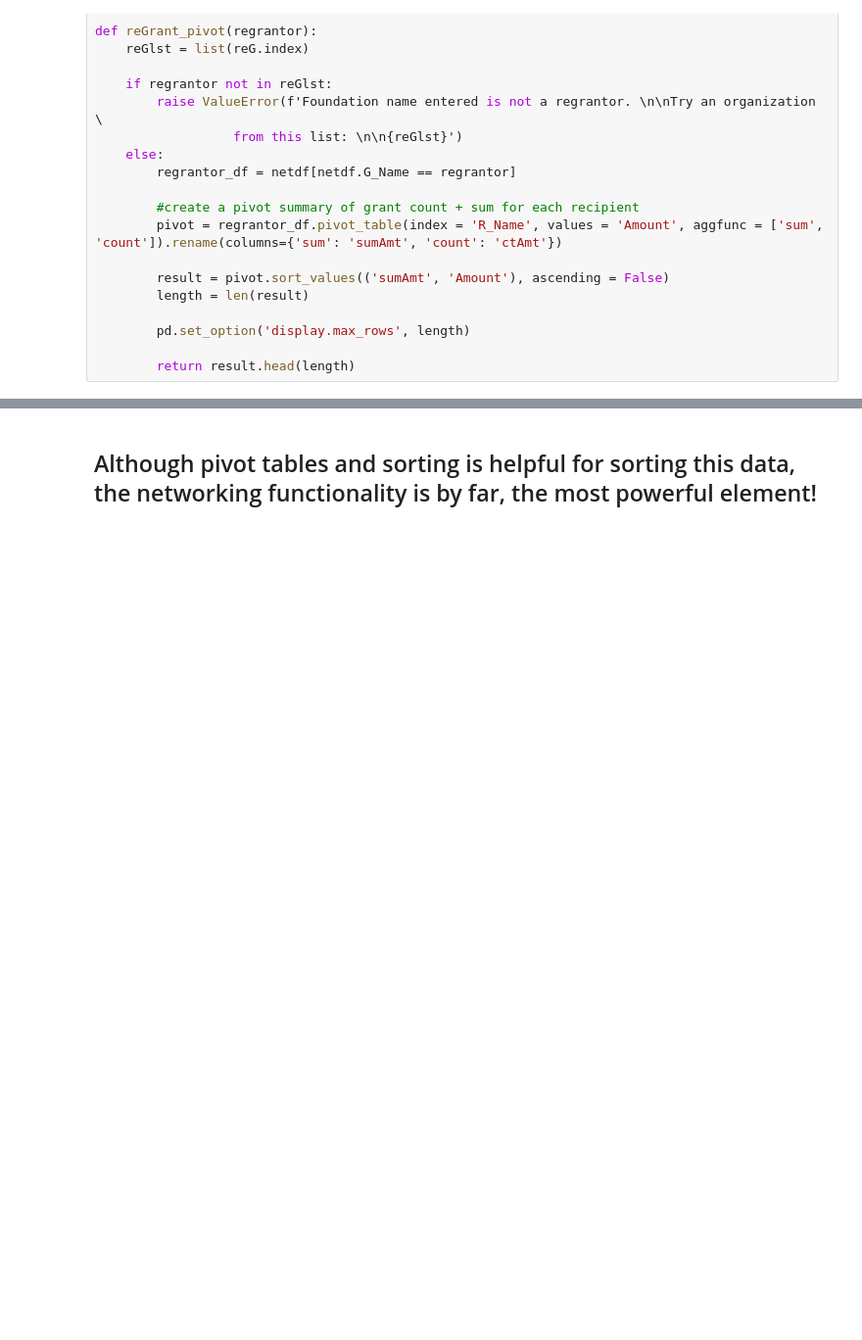
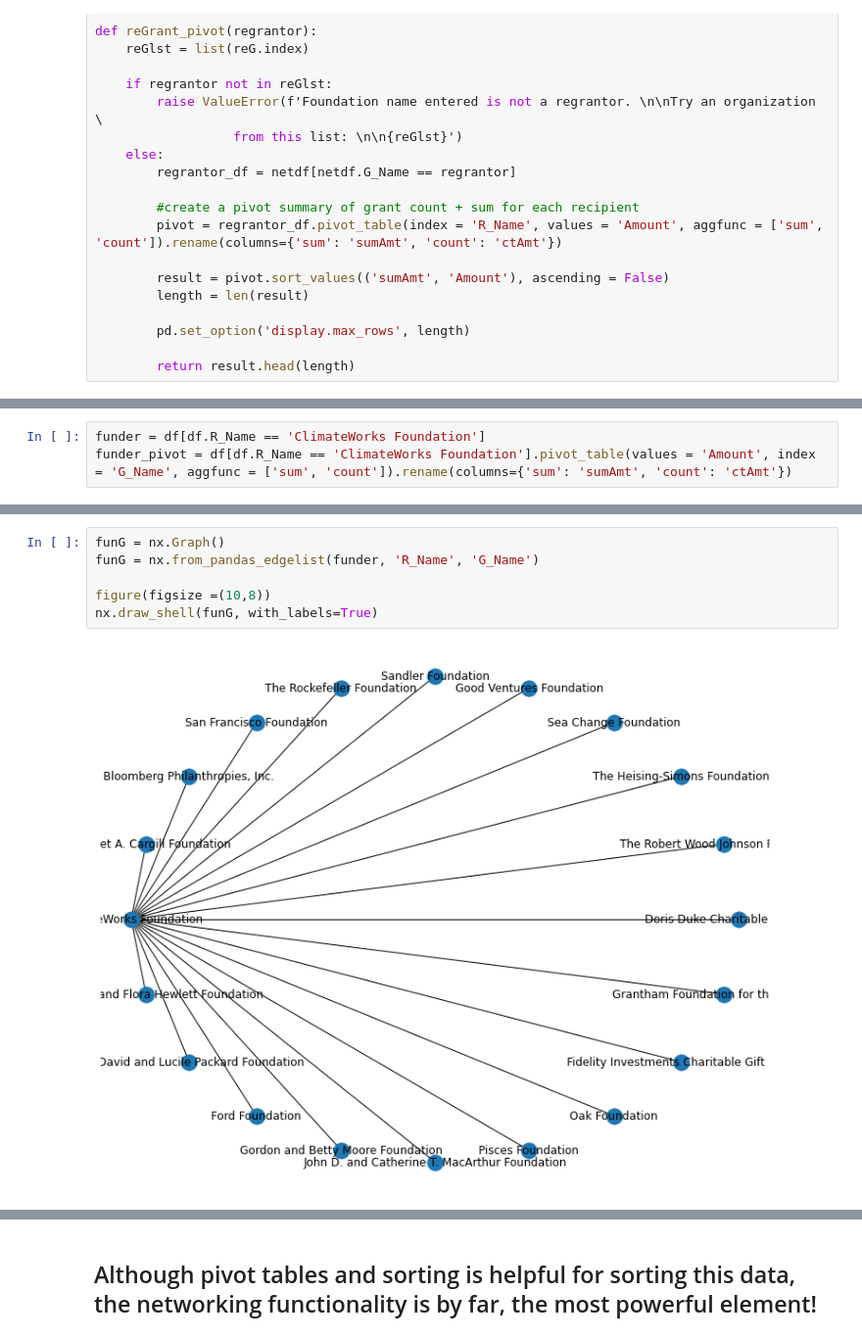
Before and after one commit to janderson5417/climate-philanthropy, a Jupyter notebook: 2_eda_climate-philanthropy.ipynb, the cells around one changed output, grey strips where cells are left out. Shown at 98% size. Saved outputs shown, nothing was run; the diff lists cells and outputs as text; blank space fills up the shorter version.

```diff
--- a/2_eda_climate-philanthropy.ipynb
+++ b/2_eda_climate-philanthropy.ipynb
@@ -568,0 +552,3 @@ reGrant_pivot('ClimateWorks Foundation')
+# %%
+funder = df[df.R_Name == 'ClimateWorks Foundation']
+funder_pivot = df[df.R_Name == 'ClimateWorks Foundation'].pivot_table(values = 'Amount', index = 'G_Name', aggfunc = ['sum', 'count']).rename(columns={'sum': 'sumAmt', 'count': 'ctAmt'})
@@ -568,0 +578,8 @@ reGrant_pivot('ClimateWorks Foundation')
+# %%
+funG = nx.Graph()
+funG = nx.from_pandas_edgelist(funder, 'R_Name', 'G_Name')
+
+figure(figsize =(10,8))
+nx.draw_shell(funG, with_labels=True)
+# %% [output]
+[figure, added]
```
Also changed, not shown: parts of 7 cells of this notebook.
